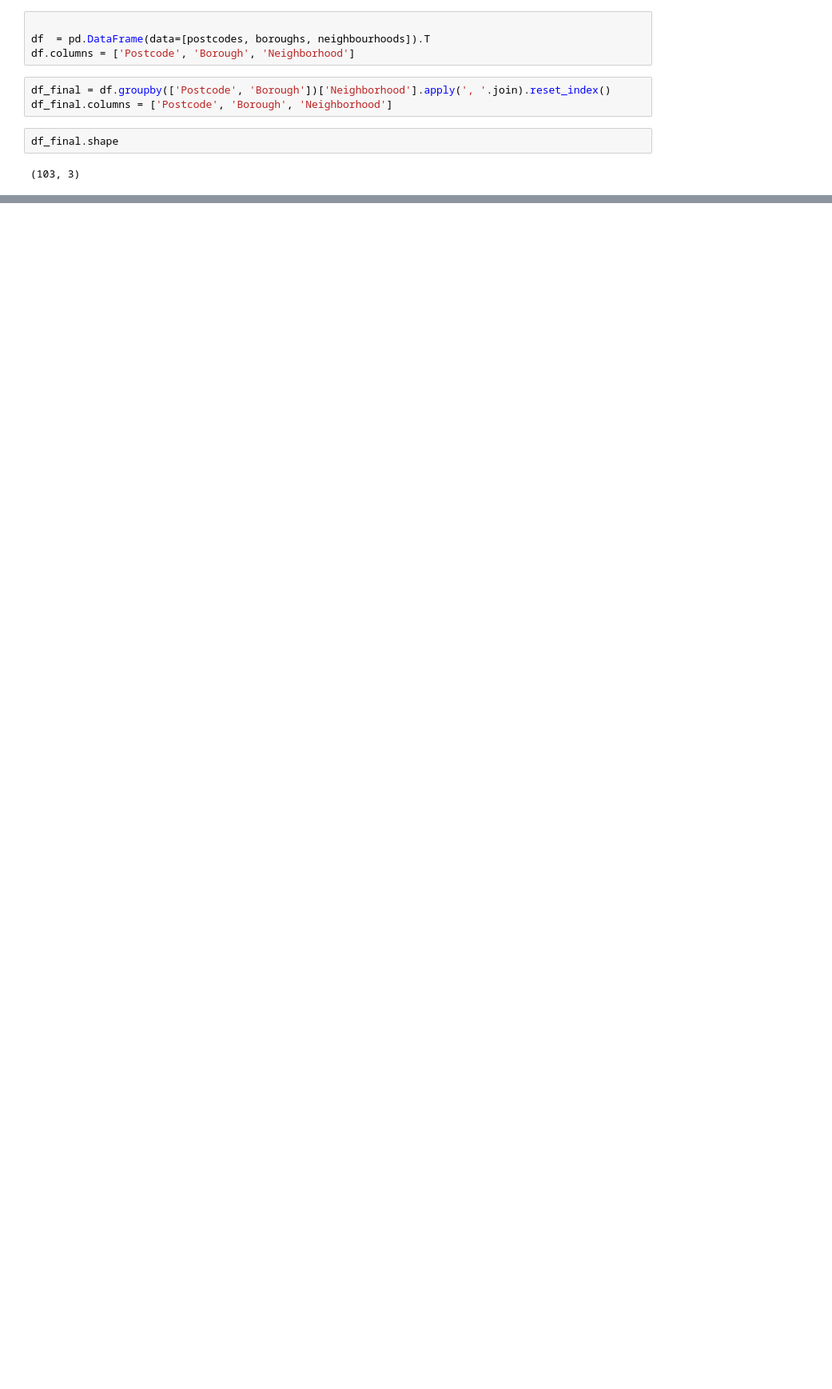
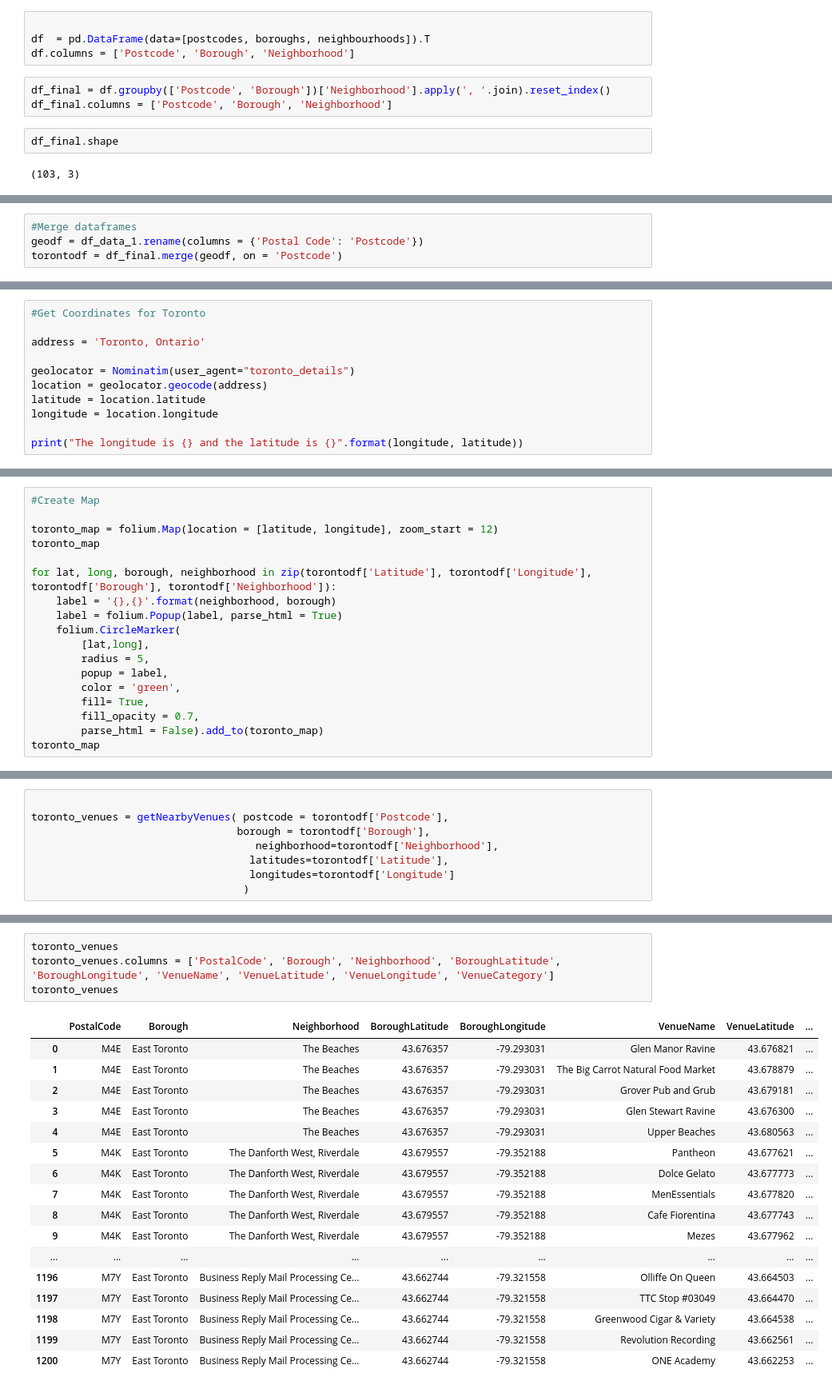
Before and after one commit to jat-in/IBM_Coursera_DataScience_Capstone, a Jupyter notebook: Capstone_WikiExtract.ipynb, the cells around one changed output, grey strips where cells are left out. Shown at 80% size. Saved outputs shown, nothing was run; the diff lists cells and outputs as text; blank space fills up the shorter version.

```diff
--- a/Capstone_WikiExtract.ipynb
+++ b/Capstone_WikiExtract.ipynb
@@ -59,0 +71,4 @@ df_final.shape
+# %%
+#Merge dataframes
+geodf = df_data_1.rename(columns = {'Postal Code': 'Postcode'})
+torontodf = df_final.merge(geodf, on = 'Postcode')
@@ -59,0 +133,11 @@ df_final.shape
+# %%
+#Get Coordinates for Toronto
+
+address = 'Toronto, Ontario'
+
+geolocator = Nominatim(user_agent="toronto_details")
+location = geolocator.geocode(address)
+latitude = location.latitude
+longitude = location.longitude
+
+print("The longitude is {} and the latitude is {}".format(longitude, latitude))
@@ -59,0 +146,18 @@ df_final.shape
+# %%
+#Create Map
+
+toronto_map = folium.Map(location = [latitude, longitude], zoom_start = 12)
+toronto_map
+
+for lat, long, borough, neighborhood in zip(torontodf['Latitude'], torontodf['Longitude'], torontodf['Borough'], torontodf['Neighborhood']):
+    label = '{},{}'.format(neighborhood, borough)
+    label = folium.Popup(label, parse_html = True)
+    folium.CircleMarker(
+        [lat,long],
+        radius = 5,
+        popup = label,
+        color = 'green',
+        fill= True,
+        fill_opacity = 0.7,
+        parse_html = False).add_to(toronto_map)
+toronto_map
@@ -59,0 +207,8 @@ df_final.shape
+# %%
+
+toronto_venues = getNearbyVenues( postcode = torontodf['Postcode'],
+                                 borough = torontodf['Borough'],
+                                    neighborhood=torontodf['Neighborhood'],
+                                   latitudes=torontodf['Latitude'],
+                                   longitudes=torontodf['Longitude']
+                                  )
@@ -59,0 +233,22 @@ df_final.shape
+# %%
+toronto_venues
+toronto_venues.columns = ['PostalCode', 'Borough', 'Neighborhood', 'BoroughLatitude', 'BoroughLongitude', 'VenueName', 'VenueLatitude', 'VenueLongitude', 'VenueCategory']
+toronto_venues
+# %% [output]
+|  | PostalCode | Borough | Neighborhood | BoroughLatitude | BoroughLongitude | VenueName | VenueLatitude | ... |
+| 0 | M4E | East Toronto | The Beaches | 43.676357 | -79.293031 | Glen Manor Ravine | 43.676821 | ... |
+| 1 | M4E | East Toronto | The Beaches | 43.676357 | -79.293031 | The Big Carrot Natural Food Market | 43.678879 | ... |
+| 2 | M4E | East Toronto | The Beaches | 43.676357 | -79.293031 | Grover Pub and Grub | 43.679181 | ... |
+| 3 | M4E | East Toronto | The Beaches | 43.676357 | -79.293031 | Glen Stewart Ravine | 43.676300 | ... |
+| 4 | M4E | East Toronto | The Beaches | 43.676357 | -79.293031 | Upper Beaches | 43.680563 | ... |
+| 5 | M4K | East Toronto | The Danforth West, Riverdale | 43.679557 | -79.352188 | Pantheon | 43.677621 | ... |
+| 6 | M4K | East Toronto | The Danforth West, Riverdale | 43.679557 | -79.352188 | Dolce Gelato | 43.677773 | ... |
+| 7 | M4K | East Toronto | The Danforth West, Riverdale | 43.679557 | -79.352188 | MenEssentials | 43.677820 | ... |
+| 8 | M4K | East Toronto | The Danforth West, Riverdale | 43.679557 | -79.352188 | Cafe Fiorentina | 43.677743 | ... |
+| 9 | M4K | East Toronto | The Danforth West, Riverdale | 43.679557 | -79.352188 | Mezes | 43.677962 | ... |
+| ... | ... | ... | ... | ... | ... | ... | ... | ... |
+| 1196 | M7Y | East Toronto | Business Reply Mail Processing Ce... | 43.662744 | -79.321558 | Olliffe On Queen | 43.664503 | ... |
+| 1197 | M7Y | East Toronto | Business Reply Mail Processing Ce... | 43.662744 | -79.321558 | TTC Stop #03049 | 43.664470 | ... |
+| 1198 | M7Y | East Toronto | Business Reply Mail Processing Ce... | 43.662744 | -79.321558 | Greenwood Cigar & Variety | 43.664538 | ... |
+| 1199 | M7Y | East Toronto | Business Reply Mail Processing Ce... | 43.662744 | -79.321558 | Revolution Recording | 43.662561 | ... |
+| 1200 | M7Y | East Toronto | Business Reply Mail Processing Ce... | 43.662744 | -79.321558 | ONE Academy | 43.662253 | ... |
```
Also changed, not shown: parts of 31 cells of this notebook.
